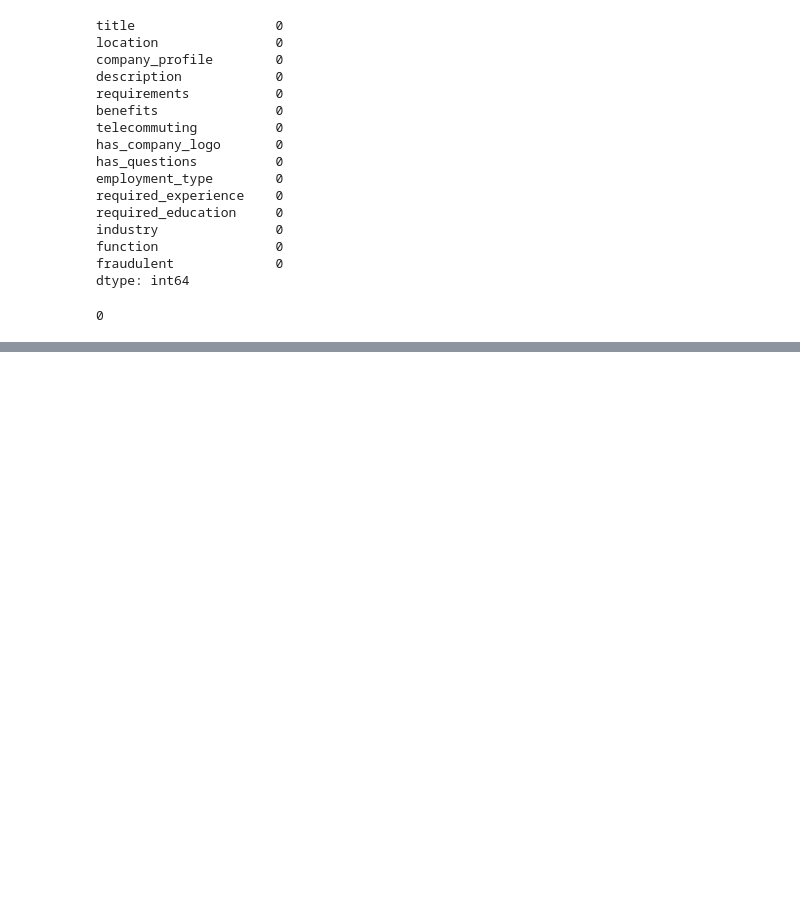
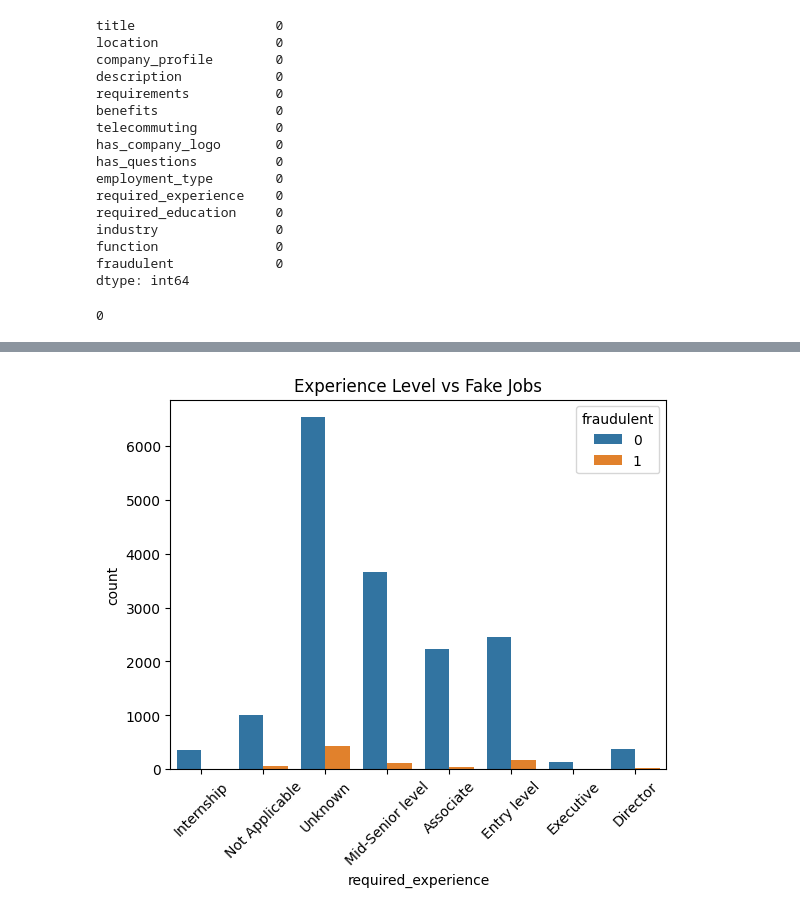
Before and after one commit to praneethdh/fake-job-analysis, a Jupyter notebook: notebook.ipynb, the cells around one changed output, grey strips where cells are left out. Cells and saved outputs as stored; diff of their text form; code cells hidden in the pictures; blank space fills up the shorter version.

```diff
--- a/notebook.ipynb
+++ b/notebook.ipynb
@@ -178,0 +208,8 @@ for col in cols_to_clean:
+# %%
+#  Experience level vs fake
+sns.countplot(x="required_experience", hue="fraudulent", data=df)
+plt.title("Experience Level vs Fake Jobs")
+plt.xticks(rotation=45)
+plt.show()
+# %% [output]
+[figure, added]
```
Also changed, not shown: parts of 5 cells of this notebook.
